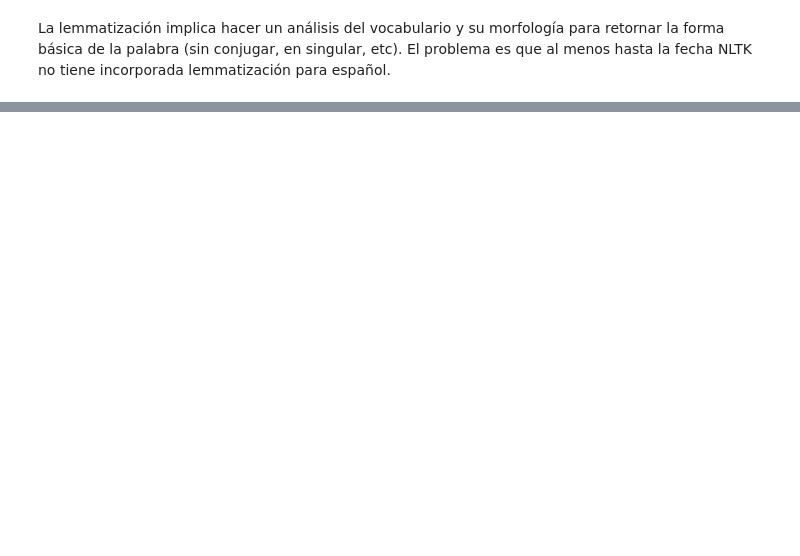
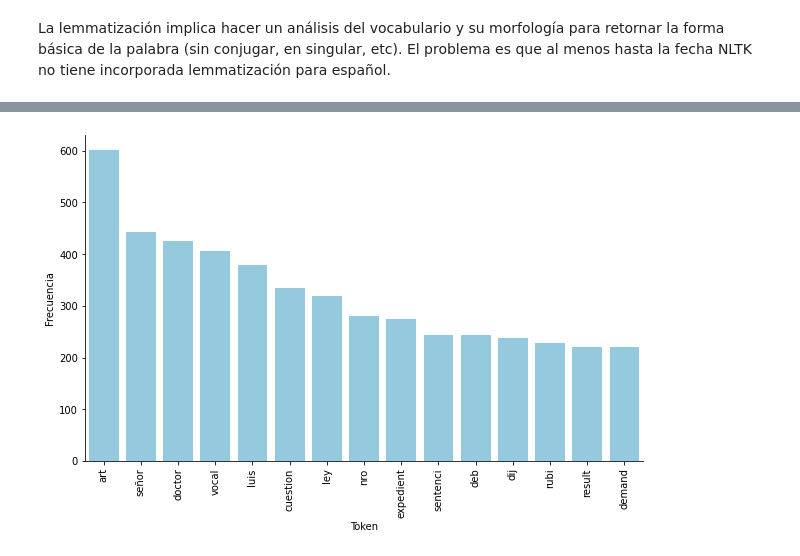
Before and after one commit to nicocarrion1/Mentoria_Busqueda_y_Recomendacion_Textos_Legales, a Jupyter notebook: Practico-2.ipynb, the cells around one changed output, grey strips where cells are left out. Cells and saved outputs as stored; diff of their text form; code cells hidden in the pictures; blank space fills up the shorter version.

```diff
--- a/Practico-2.ipynb
+++ b/Practico-2.ipynb
@@ -192,0 +308,5 @@ len(data)
+# %%
+corpus_laboral,files_laboral=corpus_for_fuero('LABORAL')
+clean_corpus(corpus_laboral)
+# %% [output]
+[figure, added]
```
Also changed, not shown: parts of 25 cells of this notebook, 1 other file.
